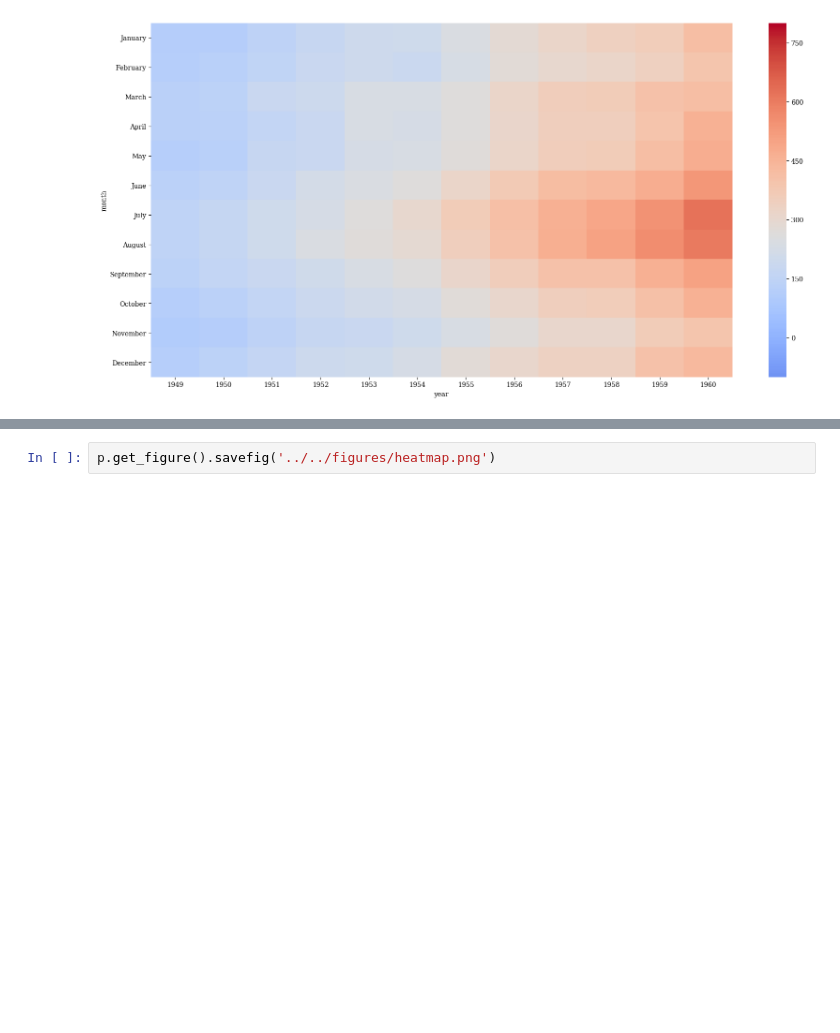
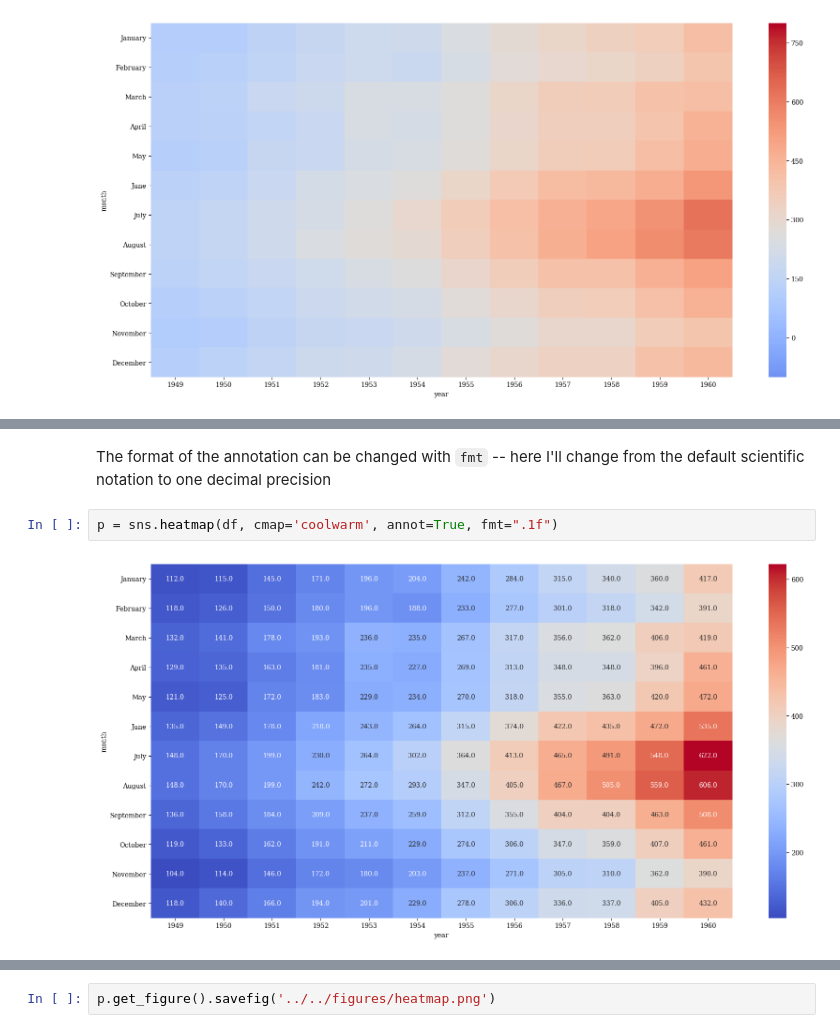
Before and after one commit to apryor6/apryor6.github.io, a Jupyter notebook: visualizations/seaborn/heatmap.ipynb, the cells around one changed output, grey strips where cells are left out. Drawn from its saved outputs; the diff is of its cells as text; blank space fills up the shorter version.

```diff
--- a/visualizations/seaborn/heatmap.ipynb
+++ b/visualizations/seaborn/heatmap.ipynb
@@ -71,0 +79,6 @@ p = sns.heatmap(df, cmap='coolwarm', center=midpoint)
+# %% [markdown]
+The format of the annotation can be changed with `fmt`  -- here I'll change from the default scientific notation to one decimal precision
+# %%
+p = sns.heatmap(df, cmap='coolwarm', annot=True, fmt=".1f")
+# %% [output]
+[figure, added]
```
Also changed, not shown: parts of 18 cells of this notebook, 14 other files.
